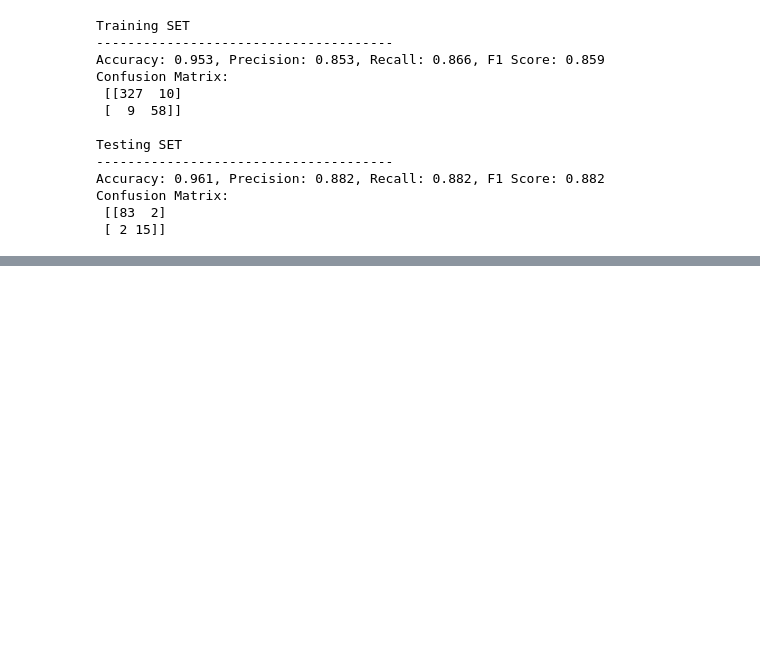
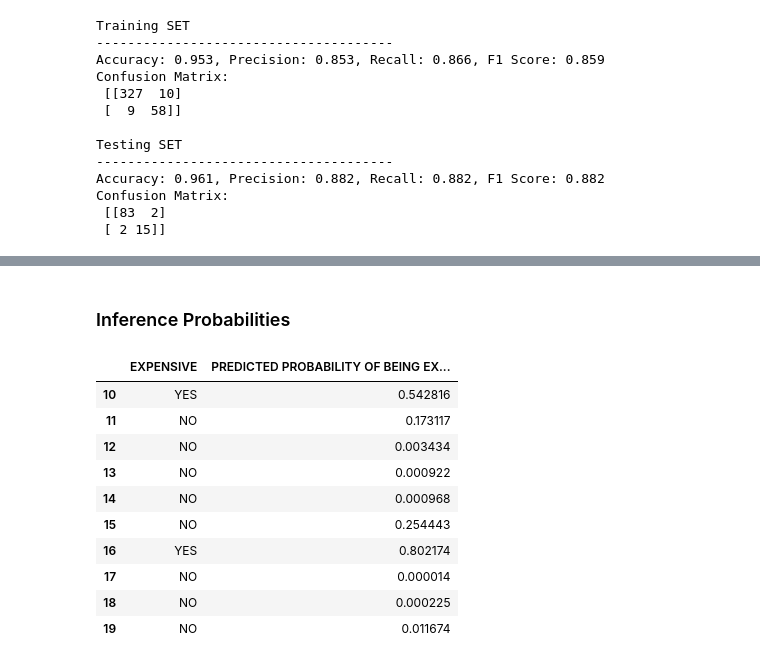
Before and after one commit to mahtabhossain/comp1804-linear-regression, a Jupyter notebook: logistic_regression.ipynb, the cells around one changed output, grey strips where cells are left out. Saved outputs shown, nothing was run; the diff lists cells and outputs as text; code cells hidden in the pictures; blank space fills up the shorter version.

```diff
--- a/logistic_regression.ipynb
+++ b/logistic_regression.ipynb
@@ -165,0 +169,21 @@ ROC AUC (Testing)=0.982
+# %% [markdown]
+<h3>Inference Probabilities</h3>
+# %%
+#print(lr_probs_test[0:20])
+#here, we create a pandas dataframe to demonstrate the computed probabilities for a house of being expensive in order to relate it to the lecture notes
+#remember, logistic regression's regressed part is on these probabilities!
+expensive = {1: 'YES', 0:'NO'} # just to revert back y_test's 0,1 numeric to YES/NO categorical values for display
+pb_df = pd.DataFrame({'EXPENSIVE':[expensive[numeric_cat] for numeric_cat in y_test[0:]], 'PREDICTED PROBABILITY OF BEING EXPENSIVE':lr_probs_test[0:]}, columns=['EXPENSIVE', 'PREDICTED PROBABILITY OF BEING EXPENSIVE'])
+pb_df.iloc[10:20].head(10)
+# %% [output]
+|  | EXPENSIVE | PREDICTED PROBABILITY OF BEING EX... |
+| 10 | YES | 0.542816 |
+| 11 | NO | 0.173117 |
+| 12 | NO | 0.003434 |
+| 13 | NO | 0.000922 |
+| 14 | NO | 0.000968 |
+| 15 | NO | 0.254443 |
+| 16 | YES | 0.802174 |
+| 17 | NO | 0.000014 |
+| 18 | NO | 0.000225 |
+| 19 | NO | 0.011674 |
```
Also changed, not shown: parts of 7 cells of this notebook, 2 other files.
